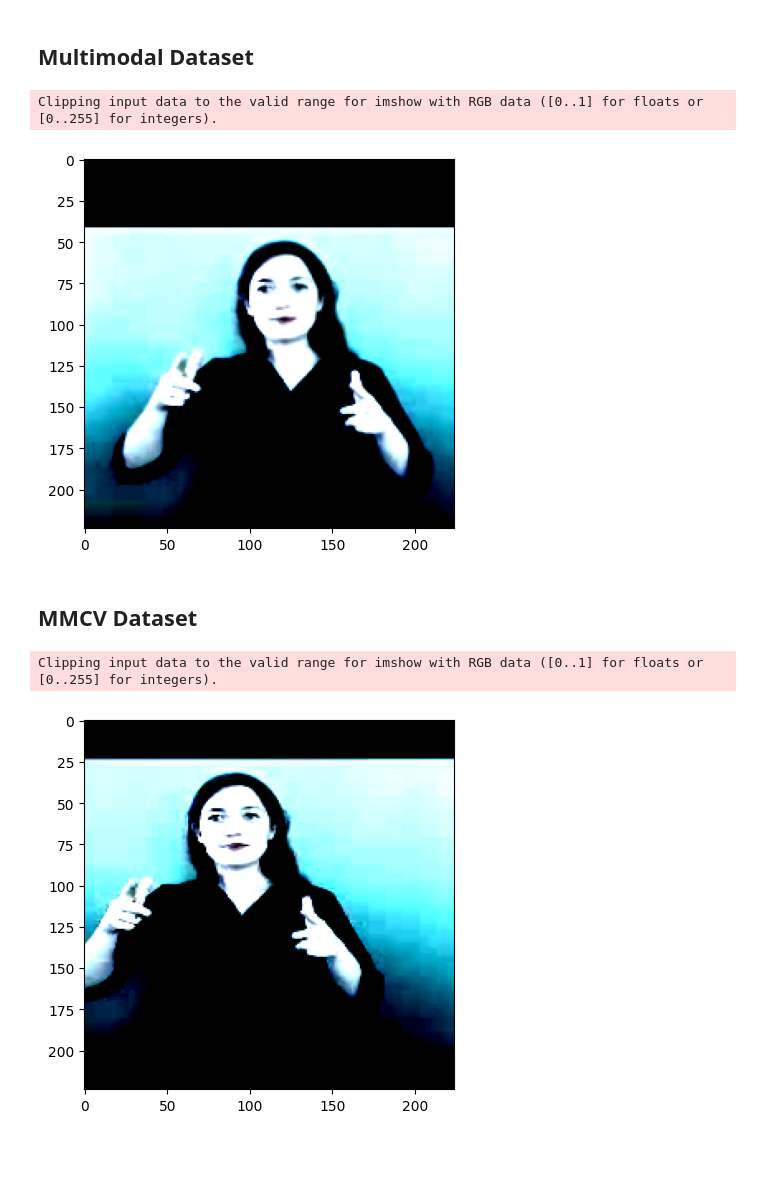
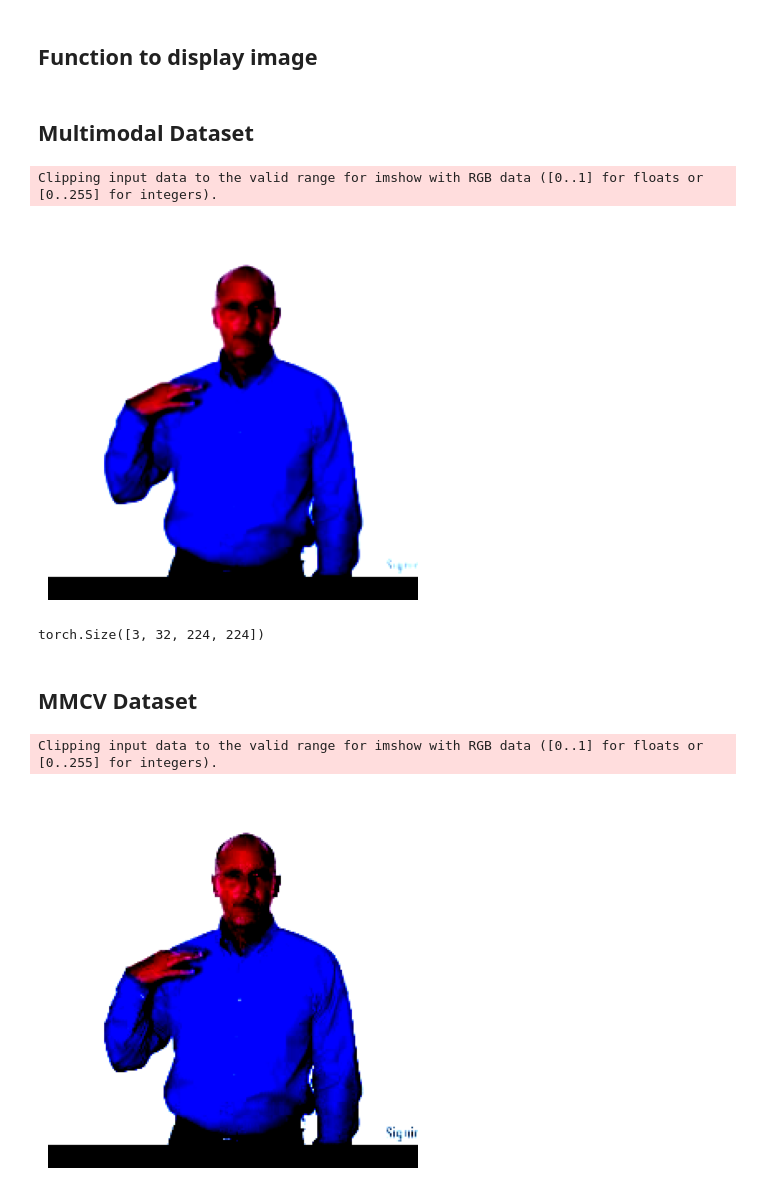
Before and after one commit to UoA-CARES/sign-language-benchmarks, a Jupyter notebook: experiments/wlasl/seven-sees/dataset_output.ipynb, the cells around one changed output. Saved outputs shown, nothing was run; the diff lists cells and outputs as text; code cells hidden in the pictures; blank space fills up the shorter version.

Commit message:
bug: fix dataloader 7sees

```diff
--- a/experiments/wlasl/seven-sees/dataset_output.ipynb
+++ b/experiments/wlasl/seven-sees/dataset_output.ipynb
@@ -7,14 +12,38 @@ import torch
+# %% [markdown]
+## Function to display image
 # %%
 def imshow(tensor, idx=0):
     plt.imshow(tensor.permute(1, 2, 3, 0)[idx])
+    plt.axis('off')
 # %% [markdown]
 ## Multimodal Dataset
 # %%
-train_dataset = MultiModalDataset(ann_file='../../../data/wlasl/train_annotations.txt',
-                                  root_dir='../../../data/wlasl/rawframes',
+train_dataset = MultiModalDataset(ann_file='data/wlasl/train_annotations.txt',
+                                  root_dir='data/wlasl/rawframes',
                                   clip_len=32,
                                   resolution=224,
-                                  transforms=None,
                                   frame_interval=1,
                                   num_clips=1
                                   )
+
+test_dataset = MultiModalDataset(ann_file='data/wlasl/test_annotations.txt',
+                                 root_dir='data/wlasl/rawframes',
+                                 clip_len=32,
+                                 resolution=224,
+                                 test_mode=True,
+                                 frame_interval=1,
+                                 num_clips=1
+                                 )
+
+# Setting up dataloaders
+train_loader = torch.utils.data.DataLoader(dataset=train_dataset,
+                                           batch_size=1,
+                                           shuffle=True,
+                                           num_workers=4,
+                                           pin_memory=True)
+
+test_loader = torch.utils.data.DataLoader(dataset=test_dataset,
+                                          batch_size=1,
+                                          shuffle=False,
+                                          num_workers=4,
+                                          pin_memory=False)
@@ -27,10 +50,15 @@ dataloader = torch.utils.data.DataLoader(dataset=train_dataset,
 # %%
-iter_ = iter(dataloader)
+iter_ = iter(test_loader)
 batch = next(iter_)
+i=0
 imshow(batch[0][0])
 # %% [output]
 Clipping input data to the valid range for imshow with RGB data ([0..1] for floats or [0..255] for integers).
-[figure, old version]
+[figure, new version]
+# %%
+batch[0][0].shape
+# %% [output]
+torch.Size([3, 32, 224, 224])
 # %% [markdown]
 ## MMCV Dataset
 # %%
@@ -69,8 +98,8 @@ mmcv_train_loader = torch.utils.data.DataLoader(dataset=mmcv_dataset,
 # %%
-img_iter = iter(mmcv_train_loader)
+img_iter = iter(mmcv_test_loader)
 x = next(img_iter)
 mmcv_imgs = x['imgs']
 imshow(mmcv_imgs.squeeze(), 0)
 # %% [output]
 Clipping input data to the valid range for imshow with RGB data ([0..1] for floats or [0..255] for integers).
-[figure, old version]
+[figure, new version]
```
Also changed, not shown: parts of 7 cells of this notebook, 5 other files.
